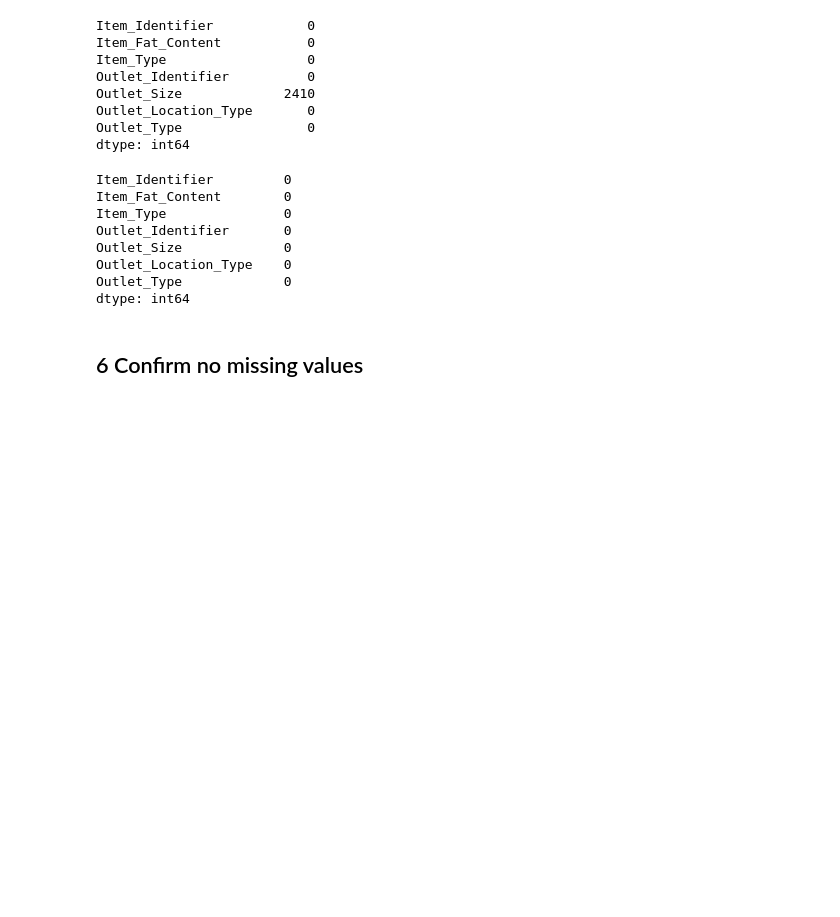
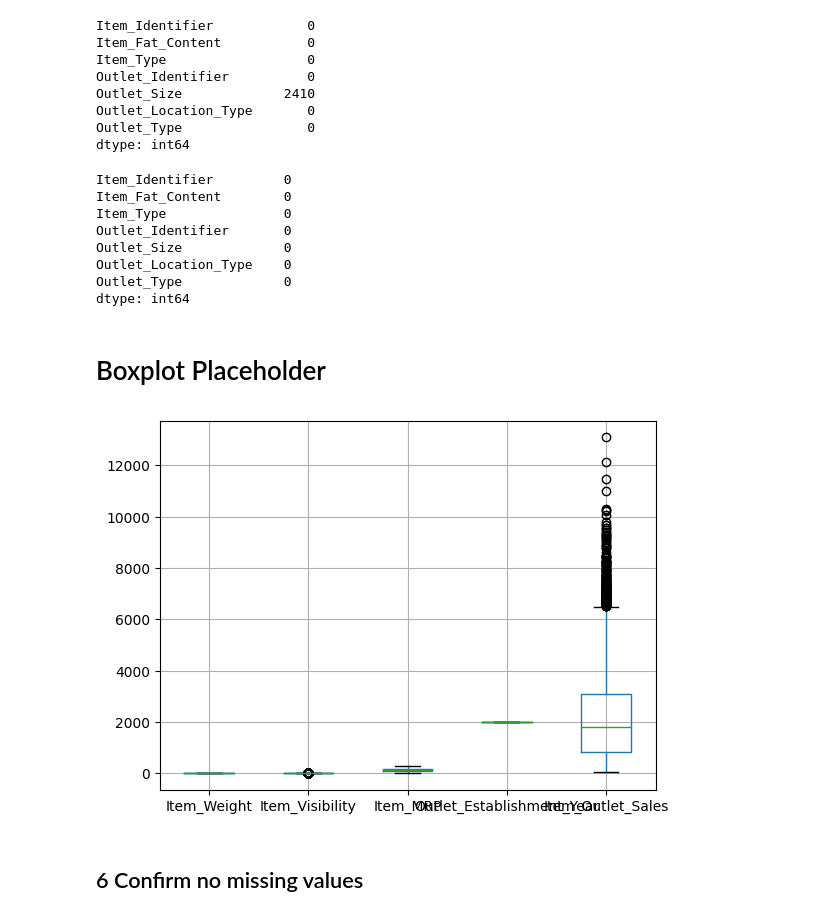
Before and after one commit to coryncates/Prediction-of-Product-Sales, a Jupyter notebook: Copy_of_PredictionOfProdSales.ipynb, the cells around one changed output. Drawn from its saved outputs; the diff is of its cells as text; code cells hidden in the pictures; blank space fills up the shorter version.

```diff
--- a/Copy_of_PredictionOfProdSales.ipynb
+++ b/Copy_of_PredictionOfProdSales.ipynb
@@ -238,6 +259,12 @@ Outlet_Size             0
 Outlet_Location_Type    0
 Outlet_Type             0
 dtype: int64
+# %% [markdown]
+# Boxplot Placeholder
+# %%
+ax = df_predict.boxplot();
+# %% [output]
+[figure, added]
 # %% [markdown]
 ## 6 Confirm no missing values
 # %%
```
Also changed, not shown: parts of 14 cells of this notebook.
